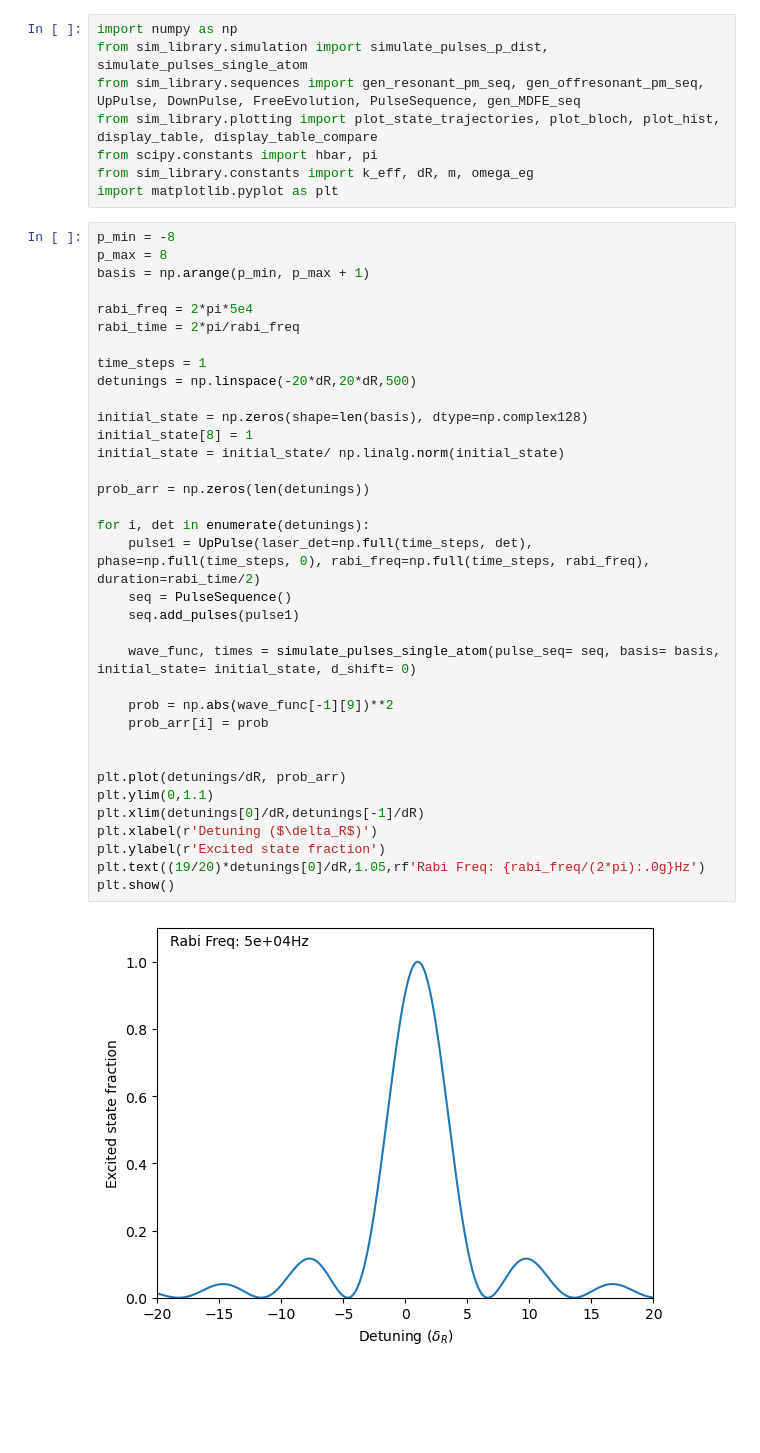
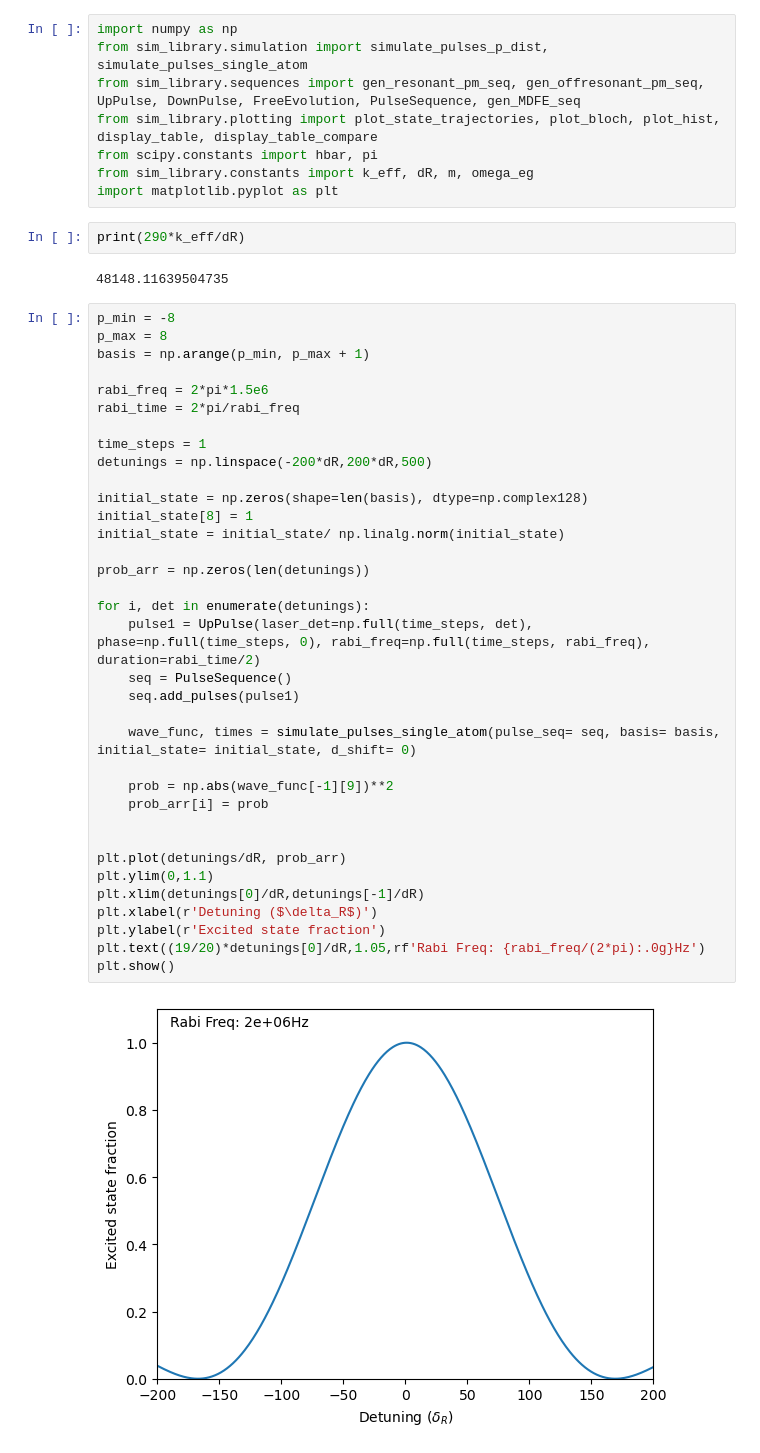
Before and after one commit to tr2g20/simulations, a Jupyter notebook: spectral profiles.ipynb, the cells around one changed output. Cells and saved outputs as stored; diff of their text form; blank space fills up the shorter version.

```diff
--- a/spectral profiles.ipynb
+++ b/spectral profiles.ipynb
@@ -6,40 +6,44 @@ from sim_library.plotting import plot_state_trajectories, plot_bloch, plot_hist,
 from scipy.constants import hbar, pi
 from sim_library.constants import k_eff, dR, m, omega_eg
 import matplotlib.pyplot as plt
+# %%
+print(290*k_eff/dR)
+# %% [output]
+48148.11639504735
 # %%
 p_min = -8
 p_max = 8
 basis = np.arange(p_min, p_max + 1)
 
-rabi_freq = 2*pi*5e4
+rabi_freq = 2*pi*1.5e6
 rabi_time = 2*pi/rabi_freq
 
 time_steps = 1
-detunings = np.linspace(-20*dR,20*dR,500)
+detunings = np.linspace(-200*dR,200*dR,500)
 
 initial_state = np.zeros(shape=len(basis), dtype=np.complex128)
 initial_state[8] = 1
 initial_state = initial_state/ np.linalg.norm(initial_state)
 
 prob_arr = np.zeros(len(detunings))
 
 for i, det in enumerate(detunings):
     pulse1 = UpPulse(laser_det=np.full(time_steps, det), phase=np.full(time_steps, 0), rabi_freq=np.full(time_steps, rabi_freq), duration=rabi_time/2)
     seq = PulseSequence()
     seq.add_pulses(pulse1)
 
     wave_func, times = simulate_pulses_single_atom(pulse_seq= seq, basis= basis, initial_state= initial_state, d_shift= 0)
 
     prob = np.abs(wave_func[-1][9])**2
     prob_arr[i] = prob
 
 
 plt.plot(detunings/dR, prob_arr)
 plt.ylim(0,1.1)
 plt.xlim(detunings[0]/dR,detunings[-1]/dR)
 plt.xlabel(r'Detuning ($\delta_R$)')
 plt.ylabel(r'Excited state fraction')
 plt.text((19/20)*detunings[0]/dR,1.05,rf'Rabi Freq: {rabi_freq/(2*pi):.0g}Hz')
 plt.show()
 # %% [output]
-[figure, old version]
+[figure, new version]
```
Also changed, not shown: parts of 1 cell of this notebook, 2 other files.
